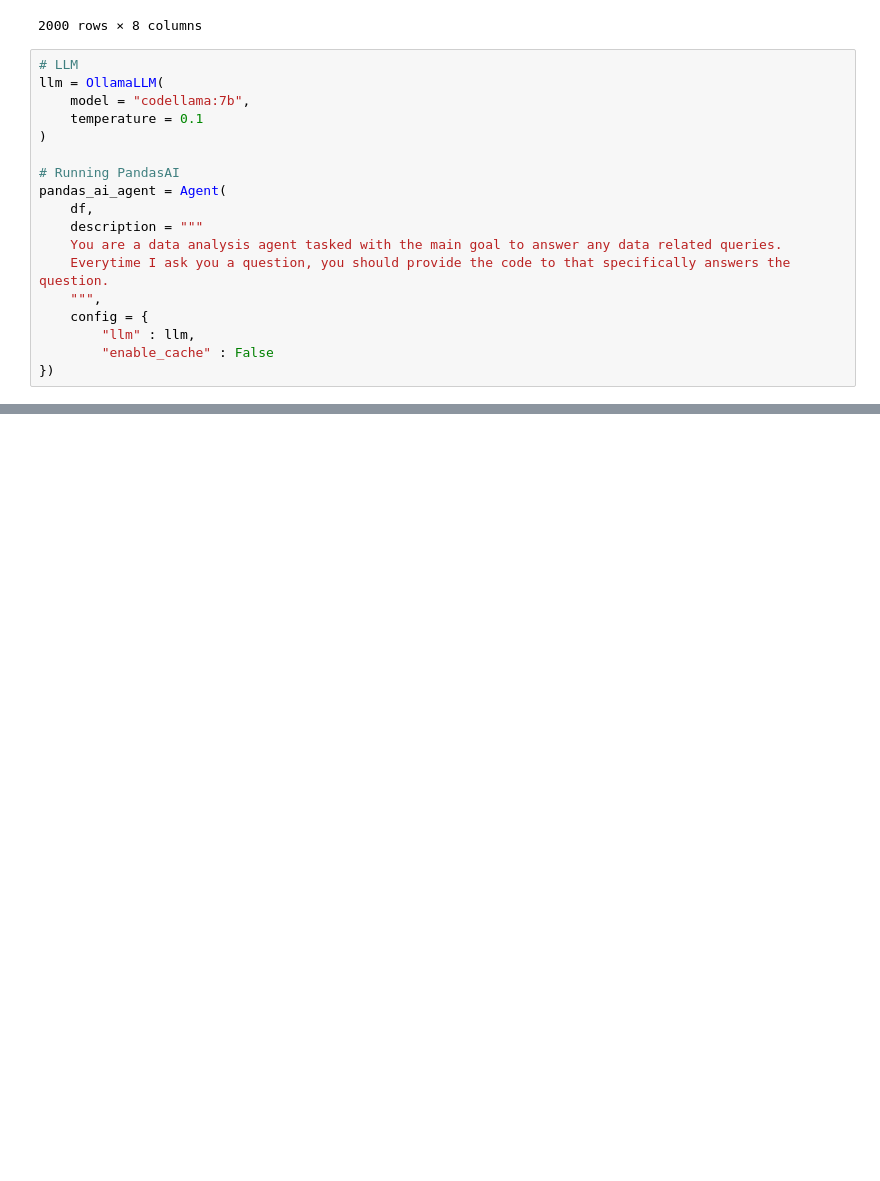
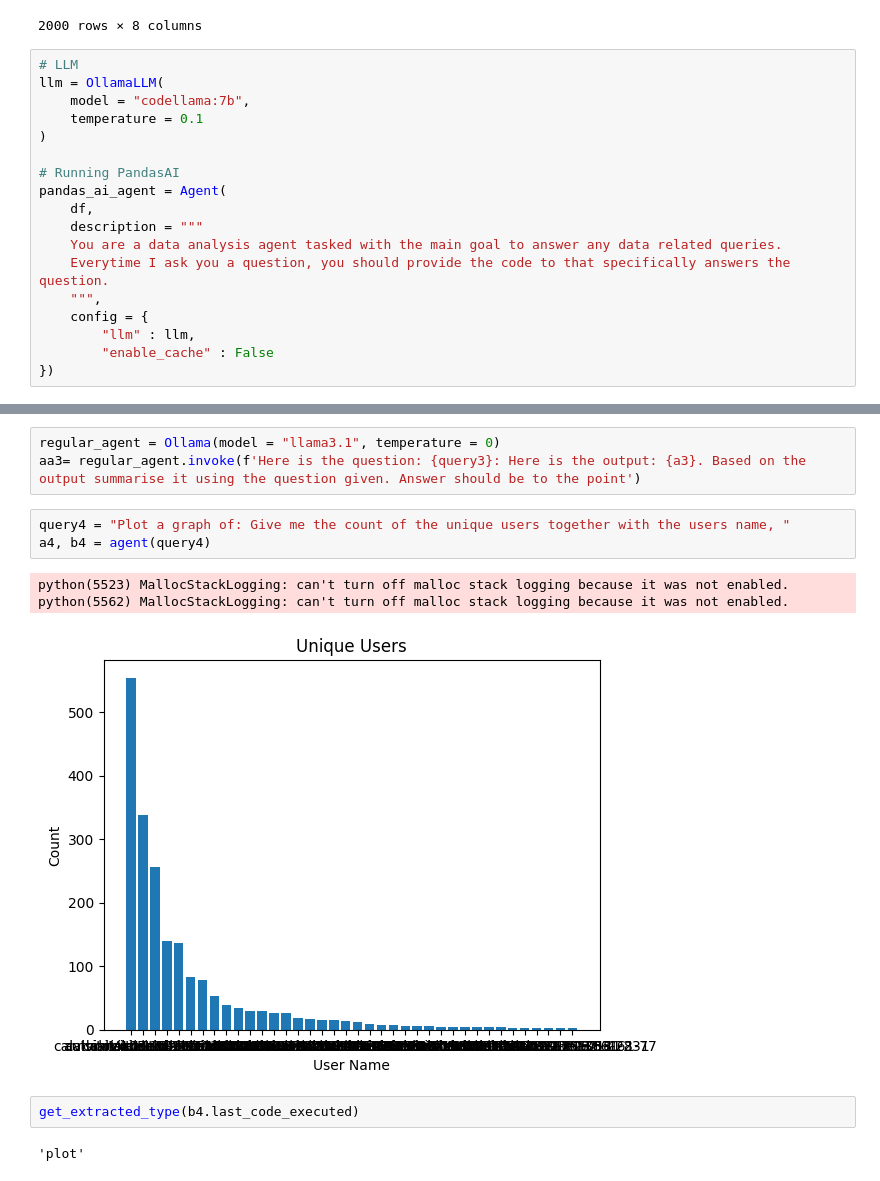
Before and after one commit to whyyouj/log-alchemist, a Jupyter notebook: pandasAI-test/pandasAI.ipynb, the cells around one changed output, grey strips where cells are left out. Saved outputs shown, nothing was run; the diff lists cells and outputs as text; blank space fills up the shorter version.

```diff
--- a/pandasAI-test/pandasAI.ipynb
+++ b/pandasAI-test/pandasAI.ipynb
@@ -183,0 +267,14 @@ pandasai.exceptions.InvalidOutputValueMismatch: Value type <class 'pandas.core.s
+# %%
+regular_agent = Ollama(model = "llama3.1", temperature = 0)
+aa3= regular_agent.invoke(f'Here is the question: {query3}: Here is the output: {a3}. Based on the output summarise it using the question given. Answer should be to the point')
+# %%
+query4 = "Plot a graph of: Give me the count of the unique users together with the users name, "
+a4, b4 = agent(query4)
+# %% [output]
+python(5523) MallocStackLogging: can't turn off malloc stack logging because it was not enabled.
+python(5562) MallocStackLogging: can't turn off malloc stack logging because it was not enabled.
+[figure, added]
+# %%
+get_extracted_type(b4.last_code_executed)
+# %% [output]
+'plot'
```
Also changed, not shown: parts of 25 cells of this notebook, 2 other files.
